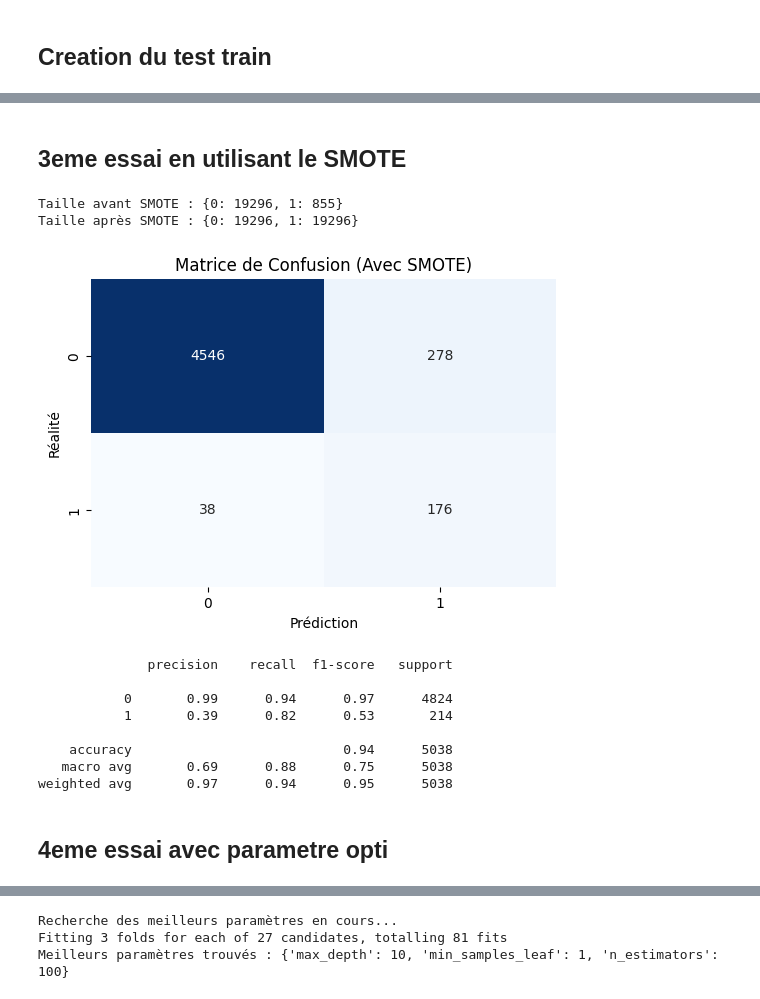
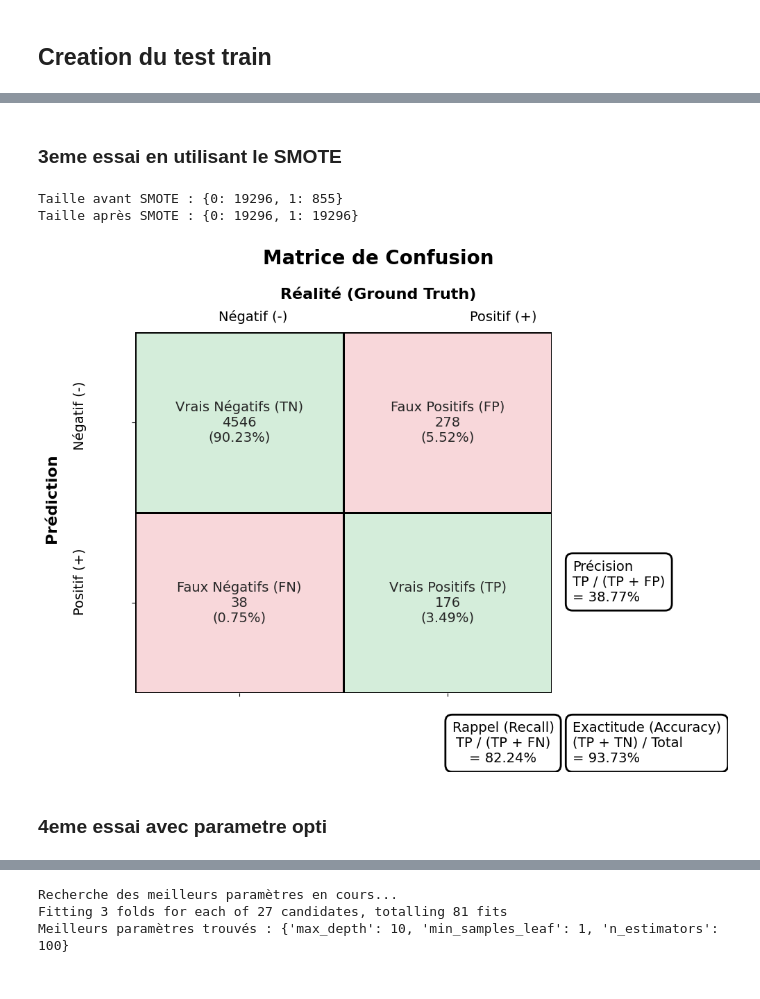
Before and after one commit to MehdiBoussalem/Nasa-ML, a Jupyter notebook: ml.ipynb, the cells around one changed output, grey strips where cells are left out. Drawn from its saved outputs; the diff is of its cells as text; code cells hidden in the pictures.

```diff
--- a/ml.ipynb
+++ b/ml.ipynb
@@ -118,5 +165,5 @@ weighted avg       0.96      0.97      0.96      5038
 # %% [markdown]
-## 3eme essai en utilisant le SMOTE
+### 3eme essai en utilisant le SMOTE
 # %%
 # 1. Importation de SMOTE
 from imblearn.over_sampling import SMOTE
@@ -137,49 +184,34 @@ scaler = StandardScaler()
 X_train_scaled = scaler.fit_transform(X_train)
 X_test_scaled = scaler.transform(X_test) # On transforme le test avec les stats du train
 
 # --- 4. C'EST ICI QU'ON APPLIQUE SMOTE ---
 print("Taille avant SMOTE :", y_train.value_counts().to_dict())
 
 smote = SMOTE(random_state=42)
 # On crée les données synthétiques (X_resampled, y_resampled)
 X_train_resampled, y_train_resampled = smote.fit_resample(X_train_scaled, y_train)
 
 print("Taille après SMOTE :", y_train_resampled.value_counts().to_dict())
 # Tu devrais voir qu'il y a maintenant autant de 0 que de 1 (50/50)
 
 # 5. Entraînement du modèle
 # Note : J'ai enlevé "class_weight='balanced'" car SMOTE a déjà équilibré les données !
 model = RandomForestClassifier(n_estimators=100, random_state=42)
 
 # IMPORTANT : On entraîne sur les données "resampled" (avec les faux astéroïdes)
 model.fit(X_train_resampled, y_train_resampled)
 
 # 6. Prédiction
 # IMPORTANT : On prédit sur le X_test ORIGINAL (sans fake data)
 y_pred = model.predict(X_test_scaled)
 
 # 7. Affichage
 conf_matrix = confusion_matrix(y_test, y_pred)
 
-plt.figure(figsize=(6,4))
-sns.heatmap(conf_matrix, annot=True, fmt='d', cmap='Blues', cbar=False)
-plt.xlabel('Prédiction')
-plt.ylabel('Réalité')
-plt.title('Matrice de Confusion (Avec SMOTE)')
-plt.show()
-
-print(classification_report(y_test, y_pred))
+plot_confusion_matrix_custom(conf_matrix)
 # %% [output]
 Taille avant SMOTE : {0: 19296, 1: 855}
 Taille après SMOTE : {0: 19296, 1: 19296}
-[figure, old version]
+[figure, new version]
-              precision    recall  f1-score   support
-
-           0       0.99      0.94      0.97      4824
-           1       0.39      0.82      0.53       214
-
-    accuracy                           0.94      5038
-   macro avg       0.69      0.88      0.75      5038
-weighted avg       0.97      0.94      0.95      5038
 # %% [markdown]
-## 4eme essai avec parametre opti
+### 4eme essai avec parametre opti
```
Also changed, not shown: parts of 6 cells of this notebook, 1 other file.
